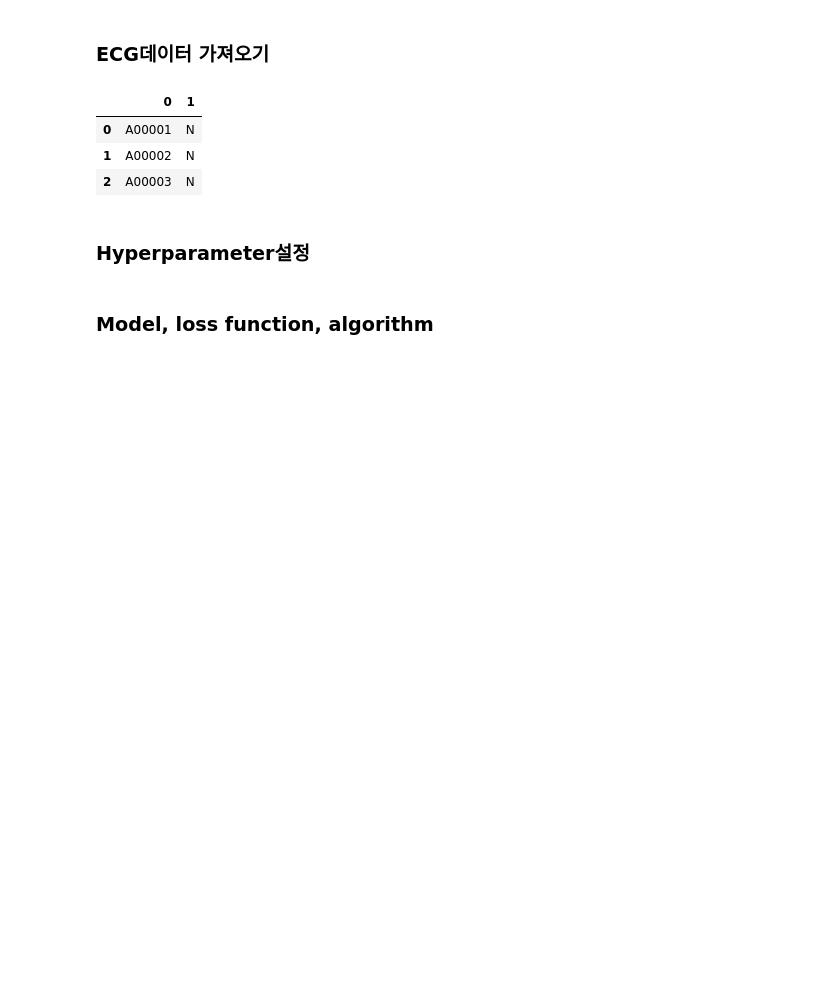
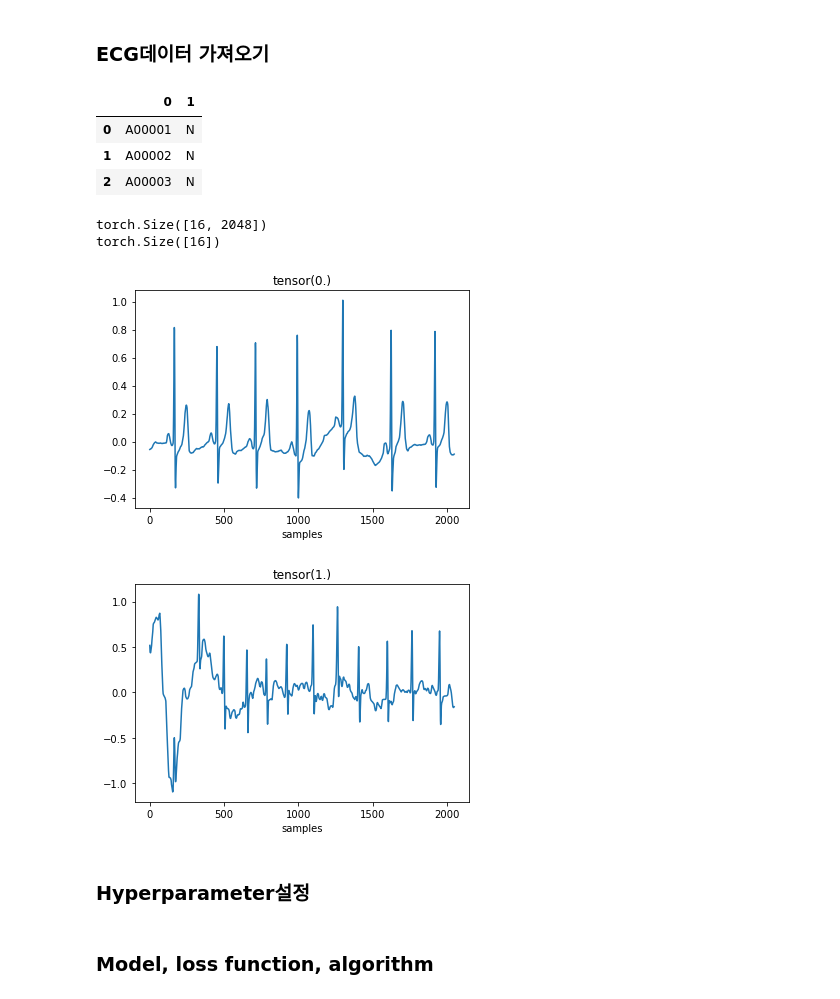
Before and after one commit to hufsaim/T10402201, a Jupyter notebook: notebook/ch04_MLP.ipynb, the cells around one changed output. Saved outputs shown, nothing was run; the diff lists cells and outputs as text; code cells hidden in the pictures; blank space fills up the shorter version.

```diff
--- a/notebook/ch04_MLP.ipynb
+++ b/notebook/ch04_MLP.ipynb
@@ -17,7 +17,7 @@ from torch import nn
 # %% [markdown]
 ### ECG데이터 가져오기
 # %%
-dpath = '/Users/yoonhonam/Downloads/training2017'
+dpath = 'training2017'
 d = pd.read_csv(os.path.join(dpath,'REFERENCE.csv'),header=None)
 d[:3]
 # %% [output]
@@ -66,16 +66,21 @@ def data_iter(batch_size, dpath, Nlist, Alist, L):
 # %%
 L = 2048
 i = 0
-for X_tr, y_tr in data_iter(batch_size,dpath,Nlist,Alist,L):
+for X_tr, y_tr in data_iter(16,dpath,Nlist,Alist,L):
     print(X_tr.shape)
     print(y_tr.shape)
     i=i+1
     for n in range(2):
         plt.plot(X_tr[n])
         plt.title(y_tr[n])
         plt.xlabel('samples')
         plt.show()
     break
+# %% [output]
+torch.Size([16, 2048])
+torch.Size([16])
+[figure, added]
+[figure, added]
 # %% [markdown]
 ### Hyperparameter설정
 # %%
```
Also changed, not shown: parts of 1 cell of this notebook.
